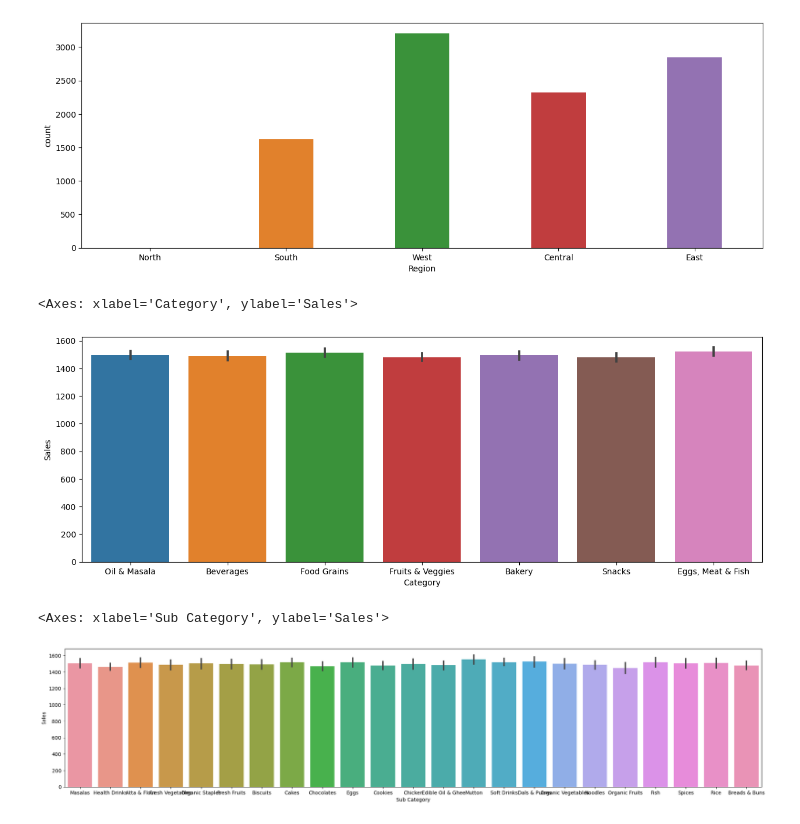
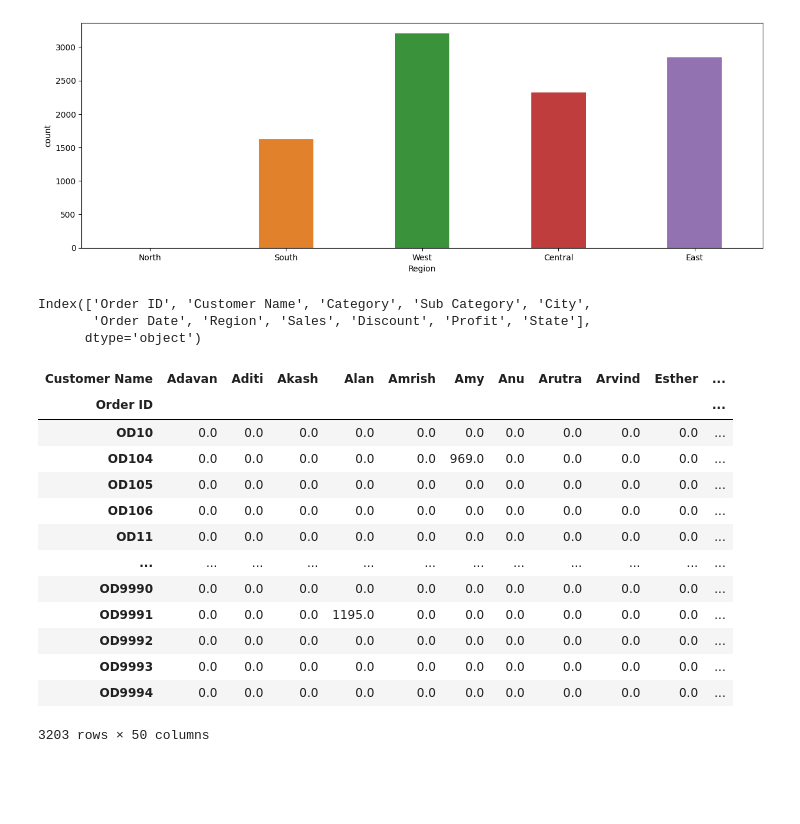
Before and after one commit to zinakhazaee/Visualization, a Jupyter notebook: Grocery_Store.ipynb, the cells around one changed output. Drawn from its saved outputs; the diff is of its cells as text; code cells hidden in the pictures; blank space fills up the shorter version.

```diff
--- a/Grocery_Store.ipynb
+++ b/Grocery_Store.ipynb
@@ -147,15 +149,32 @@ sns.countplot(df , x = 'Region' , width= .4 )
 # %% [output]
 <Axes: xlabel='Region', ylabel='count'>
 [figure]
-# %%
-ax = plt.subplots(figsize=(15, 5))
-sns.barplot(df , x= 'Category' , y= 'Sales' )
-# %% [output]
-<Axes: xlabel='Category', ylabel='Sales'>
-[figure, removed]
-# %%
-ax = plt.subplots(figsize=(25, 5))
-sns.barplot(df , x= 'Sub Category' , y= 'Sales' )
-# %% [output]
-<Axes: xlabel='Sub Category', ylabel='Sales'>
-[figure, removed]
+# %%
+df.columns
+# %% [output]
+Index(['Order ID', 'Customer Name', 'Category', 'Sub Category', 'City',
+       'Order Date', 'Region', 'Sales', 'Discount', 'Profit', 'State'],
+      dtype='object')
+# %%
+basket = (df[df['Region']=='West']
+          .groupby(['Order ID', 'Customer Name'])['Sales']
+          .sum().unstack().reset_index().fillna(0))
+# %%
+basket.set_index('Order ID', inplace=True)
+# %%
+basket
+# %% [output]
+| Customer Name | Adavan | Aditi | Akash | Alan | Amrish | Amy | Anu | Arutra | Arvind | Esther | ... |
+| Order ID |  |  |  |  |  |  |  |  |  |  | ... |
+| OD10 | 0.0 | 0.0 | 0.0 | 0.0 | 0.0 | 0.0 | 0.0 | 0.0 | 0.0 | 0.0 | ... |
+| OD104 | 0.0 | 0.0 | 0.0 | 0.0 | 0.0 | 969.0 | 0.0 | 0.0 | 0.0 | 0.0 | ... |
+| OD105 | 0.0 | 0.0 | 0.0 | 0.0 | 0.0 | 0.0 | 0.0 | 0.0 | 0.0 | 0.0 | ... |
+| OD106 | 0.0 | 0.0 | 0.0 | 0.0 | 0.0 | 0.0 | 0.0 | 0.0 | 0.0 | 0.0 | ... |
+| OD11 | 0.0 | 0.0 | 0.0 | 0.0 | 0.0 | 0.0 | 0.0 | 0.0 | 0.0 | 0.0 | ... |
+| ... | ... | ... | ... | ... | ... | ... | ... | ... | ... | ... | ... |
+| OD9990 | 0.0 | 0.0 | 0.0 | 0.0 | 0.0 | 0.0 | 0.0 | 0.0 | 0.0 | 0.0 | ... |
+| OD9991 | 0.0 | 0.0 | 0.0 | 1195.0 | 0.0 | 0.0 | 0.0 | 0.0 | 0.0 | 0.0 | ... |
+| OD9992 | 0.0 | 0.0 | 0.0 | 0.0 | 0.0 | 0.0 | 0.0 | 0.0 | 0.0 | 0.0 | ... |
+| OD9993 | 0.0 | 0.0 | 0.0 | 0.0 | 0.0 | 0.0 | 0.0 | 0.0 | 0.0 | 0.0 | ... |
+| OD9994 | 0.0 | 0.0 | 0.0 | 0.0 | 0.0 | 0.0 | 0.0 | 0.0 | 0.0 | 0.0 | ... |
+3203 rows × 50 columns
```
Also changed, not shown: parts of 5 cells of this notebook.
